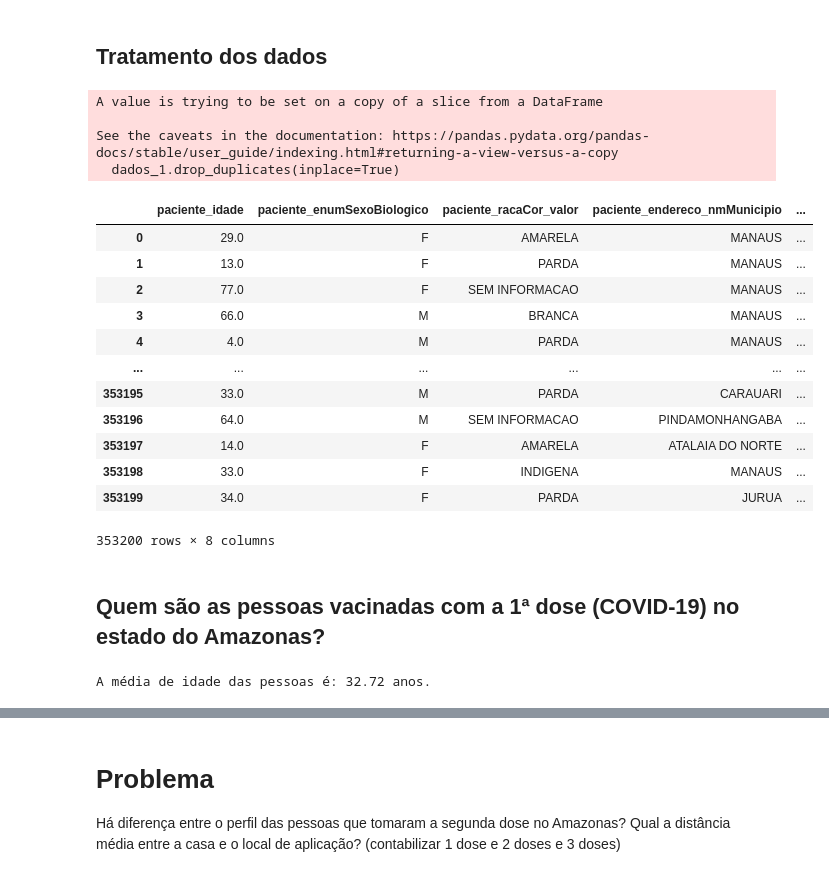
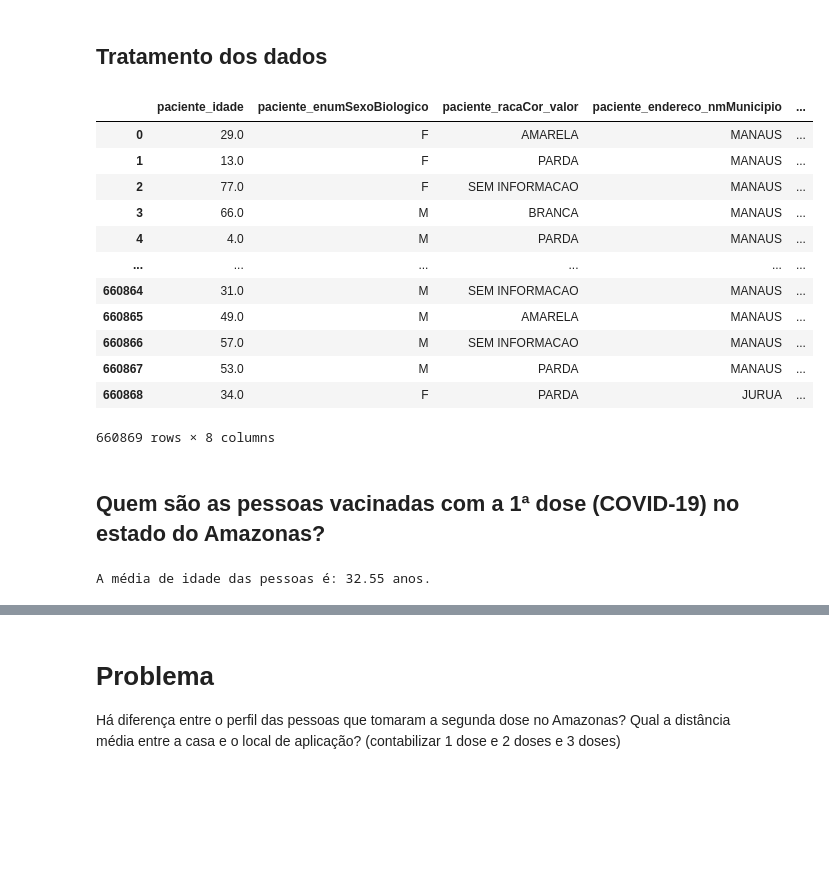
Before and after one commit to liliansom/AD_VacinacaoCovid19, a Jupyter notebook: DadosPessoas_1dose.ipynb, the cells around one changed output, grey strips where cells are left out. Cells and saved outputs as stored; diff of their text form; code cells hidden in the pictures; blank space fills up the shorter version.

```diff
--- a/DadosPessoas_1dose.ipynb
+++ b/DadosPessoas_1dose.ipynb
@@ -33,38 +33,31 @@ memory usage: 417.1+ MB
 # %%
 # Seleção das colunas a serem analisadas neste projeto
 dados = dados.loc[:, ['paciente_idade','paciente_enumSexoBiologico','paciente_racaCor_valor','paciente_endereco_nmMunicipio','vacina_categoria_nome','vacina_fabricante_nome','vacina_dataAplicacao','vacina_descricao_dose']]
 
 # Filtro a partir da 1ª dose
 dados_1 = dados.loc[(dados['vacina_descricao_dose'] == '1ª Dose') | (dados['vacina_descricao_dose'] == '1ª Dose Revacinação') | (dados['vacina_descricao_dose'] == '1º Reforço')]
-
-# Retirando informações duplicadas
-dados_1.drop_duplicates(inplace=True)
 
 # Excluindo registros com paciente_idade igual a 221.0
 dados_1 = dados_1[dados_1['paciente_idade'] != 221.0]
 
 # Resetando o índice do dataframe
 dados_1.reset_index(drop=True, inplace=True)
 
 dados_1
 # %% [output]
+|  | paciente_idade | paciente_enumSexoBiologico | paciente_racaCor_valor | paciente_endereco_nmMunicipio | ... |
+| 0 | 29.0 | F | AMARELA | MANAUS | ... |
+| 1 | 13.0 | F | PARDA | MANAUS | ... |
+| 2 | 77.0 | F | SEM INFORMACAO | MANAUS | ... |
+| 3 | 66.0 | M | BRANCA | MANAUS | ... |
+| 4 | 4.0 | M | PARDA | MANAUS | ... |
+| ... | ... | ... | ... | ... | ... |
+| 660864 | 31.0 | M | SEM INFORMACAO | MANAUS | ... |
+| 660865 | 49.0 | M | AMARELA | MANAUS | ... |
+| 660866 | 57.0 | M | SEM INFORMACAO | MANAUS | ... |
+| 660867 | 53.0 | M | PARDA | MANAUS | ... |
+| 660868 | 34.0 | F | PARDA | JURUA | ... |
-A value is trying to be set on a copy of a slice from a DataFrame
-
-See the caveats in the documentation: https://pandas.pydata.org/pandas-docs/stable/user_guide/indexing.html#returning-a-view-versus-a-copy
-  dados_1.drop_duplicates(inplace=True)
+660869 rows × 8 columns
-|  | paciente_idade | paciente_enumSexoBiologico | paciente_racaCor_valor | paciente_endereco_nmMunicipio | ... |
-| 0 | 29.0 | F | AMARELA | MANAUS | ... |
-| 1 | 13.0 | F | PARDA | MANAUS | ... |
-| 2 | 77.0 | F | SEM INFORMACAO | MANAUS | ... |
-| 3 | 66.0 | M | BRANCA | MANAUS | ... |
-| 4 | 4.0 | M | PARDA | MANAUS | ... |
-| ... | ... | ... | ... | ... | ... |
-| 353195 | 33.0 | M | PARDA | CARAUARI | ... |
-| 353196 | 64.0 | M | SEM INFORMACAO | PINDAMONHANGABA | ... |
-| 353197 | 14.0 | F | AMARELA | ATALAIA DO NORTE | ... |
-| 353198 | 33.0 | F | INDIGENA | MANAUS | ... |
-| 353199 | 34.0 | F | PARDA | JURUA | ... |
-353200 rows × 8 columns
 # %% [markdown]
 ## Quem são as pessoas vacinadas com a 1ª dose (COVID-19) no estado do Amazonas?
 # %%
@@ -75,4 +68,4 @@ n_pessoas = idade.sum()
 media_idade = soma_idades / n_pessoas
 print("A média de idade das pessoas é: {:.2f} anos.".format(media_idade))
 # %% [output]
-A média de idade das pessoas é: 32.72 anos.
+A média de idade das pessoas é: 32.55 anos.
```
Also changed, not shown: parts of 8 cells of this notebook, 1 other file.
